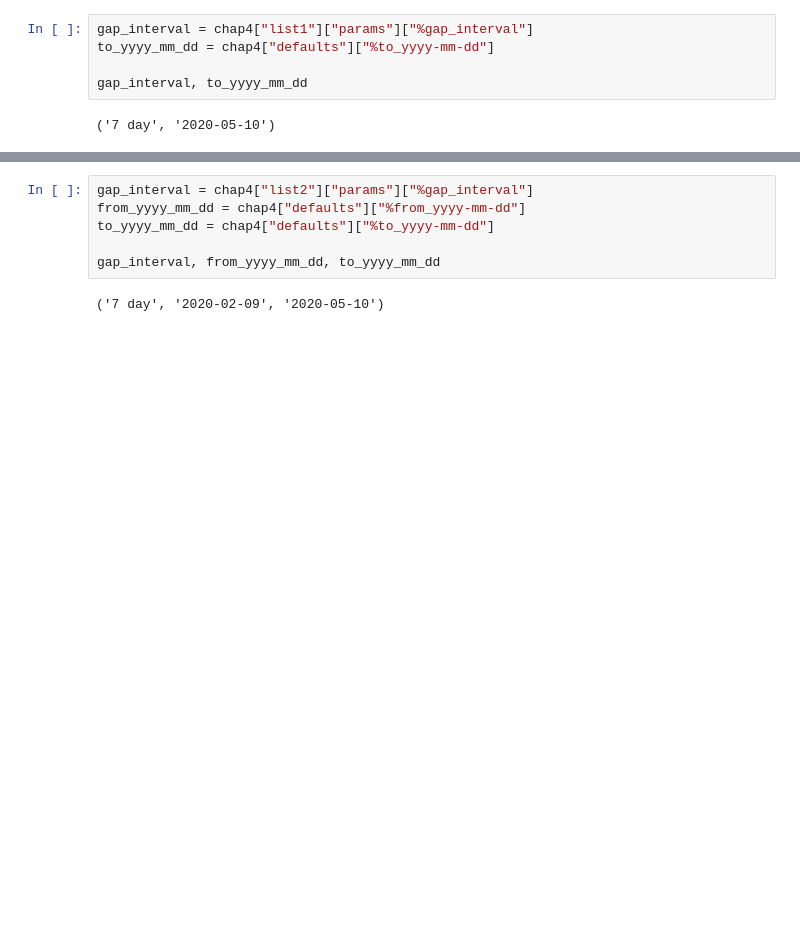
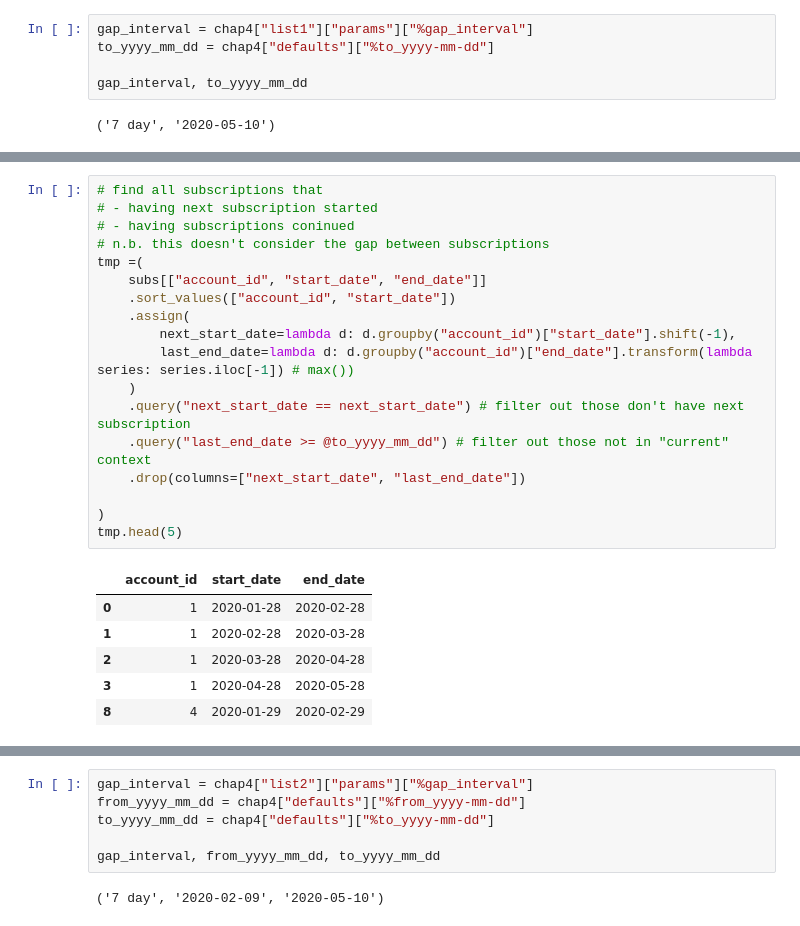
Before and after one commit to davilayang/fight-churn, a Jupyter notebook: notebooks/06-correlations.ipynb, the cells around one changed output, grey strips where cells are left out. Drawn from its saved outputs; the diff is of its cells as text; blank space fills up the shorter version.

```diff
--- a/notebooks/06-correlations.ipynb
+++ b/notebooks/06-correlations.ipynb
@@ -158,0 +222,25 @@ res.sort_values("account_id").head()
+# %%
+# find all subscriptions that
+# - having next subscription started
+# - having subscriptions coninued
+# n.b. this doesn't consider the gap between subscriptions
+tmp =(
+    subs[["account_id", "start_date", "end_date"]]
+    .sort_values(["account_id", "start_date"])
+    .assign(
+        next_start_date=lambda d: d.groupby("account_id")["start_date"].shift(-1),
+        last_end_date=lambda d: d.groupby("account_id")["end_date"].transform(lambda series: series.iloc[-1]) # max())
+    )
+    .query("next_start_date == next_start_date") # filter out those don't have next subscription
+    .query("last_end_date >= @to_yyyy_mm_dd") # filter out those not in "current" context
+    .drop(columns=["next_start_date", "last_end_date"])
+
+)
+tmp.head(5)
+# %% [output]
+|  | account_id | start_date | end_date |
+| 0 | 1 | 2020-01-28 | 2020-02-28 |
+| 1 | 1 | 2020-02-28 | 2020-03-28 |
+| 2 | 1 | 2020-03-28 | 2020-04-28 |
+| 3 | 1 | 2020-04-28 | 2020-05-28 |
+| 8 | 4 | 2020-01-29 | 2020-02-29 |
```
Also changed, not shown: parts of 37 cells of this notebook.
